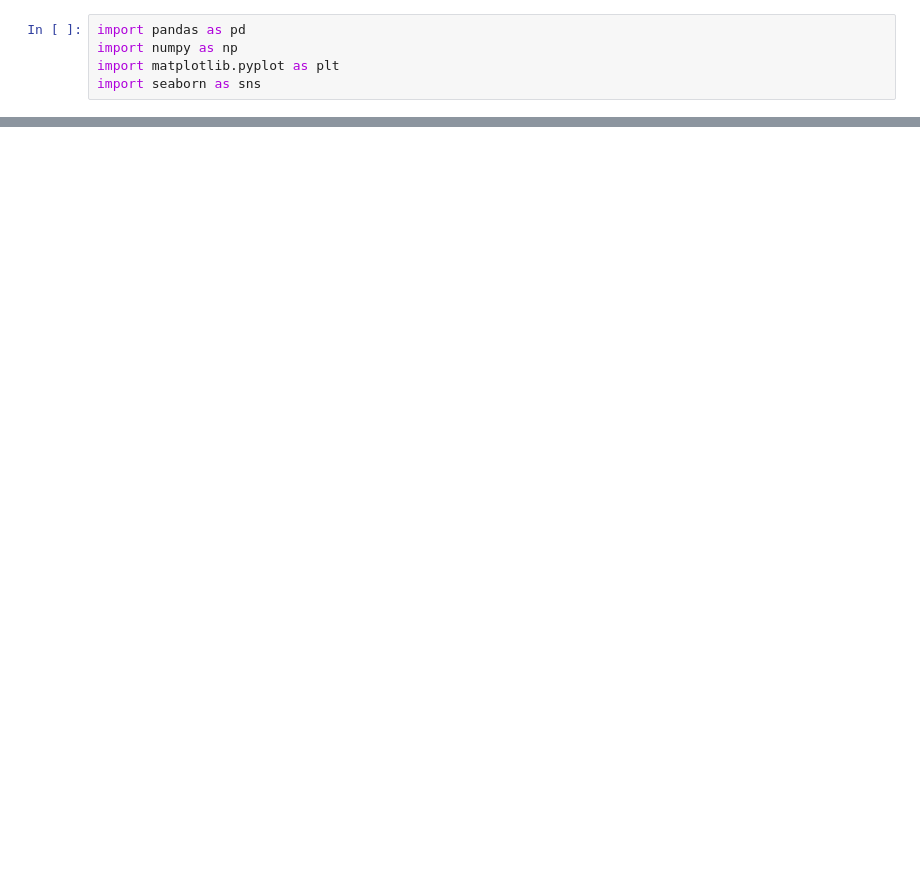
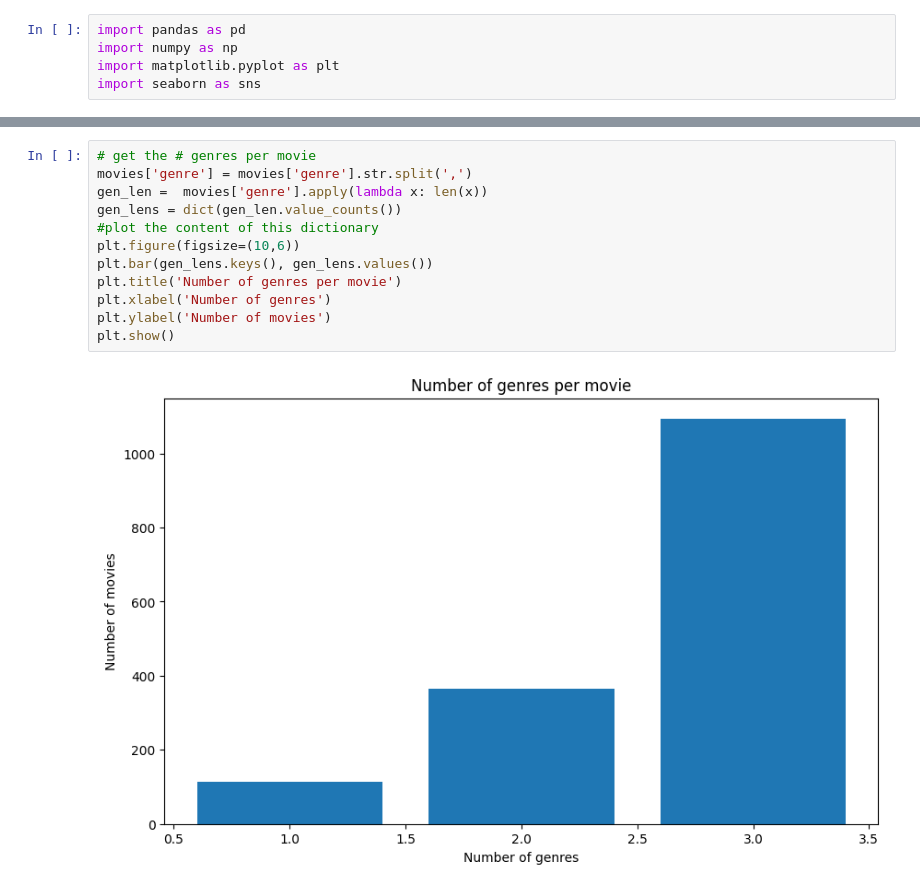
Before and after one commit to LeonardoPolverari/NLP_spoiler, a Jupyter notebook: main.ipynb, the cells around one changed output, grey strips where cells are left out. Drawn from its saved outputs; the diff is of its cells as text; blank space fills up the shorter version.

Commit message:
fixed last titles

```diff
--- a/main.ipynb
+++ b/main.ipynb
@@ -45,0 +32,14 @@ plt.show()
+# %%
+# get the # genres per movie
+movies['genre'] = movies['genre'].str.split(',')
+gen_len =  movies['genre'].apply(lambda x: len(x))
+gen_lens = dict(gen_len.value_counts())
+#plot the content of this dictionary
+plt.figure(figsize=(10,6))
+plt.bar(gen_lens.keys(), gen_lens.values())
+plt.title('Number of genres per movie')
+plt.xlabel('Number of genres')
+plt.ylabel('Number of movies')
+plt.show()
+# %% [output]
+[figure, added]
```
Also changed, not shown: parts of 36 cells of this notebook, 1 other file.
